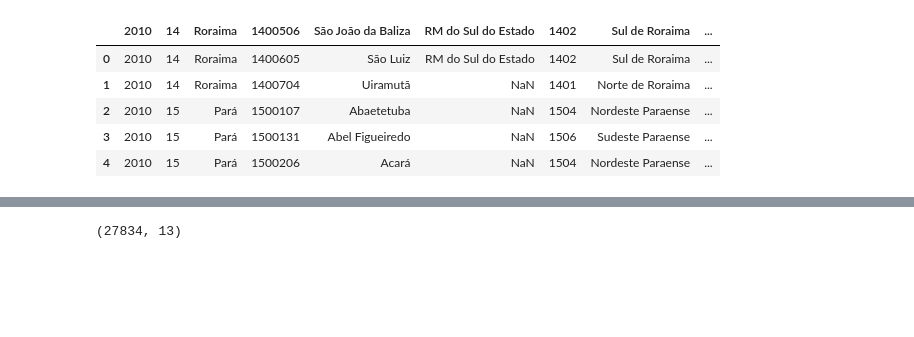
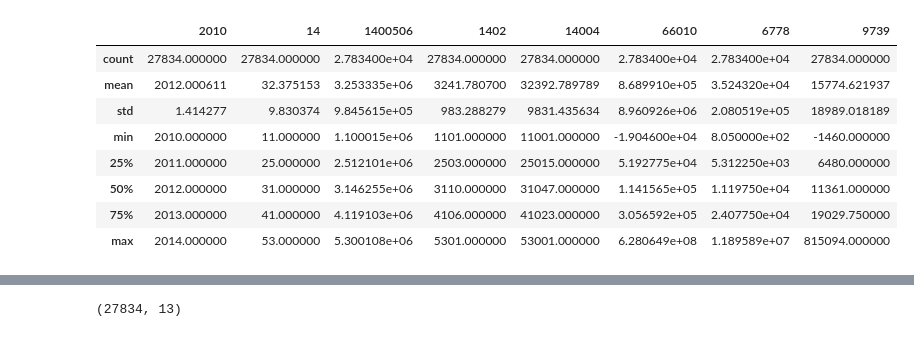
Before and after one commit to thaleswillreis/IBGE_DataAnalysis, a Jupyter notebook: senso.ipynb, the cells around one changed output, grey strips where cells are left out. Saved outputs shown, nothing was run; the diff lists cells and outputs as text; code cells hidden in the pictures; blank space fills up the shorter version.

Commit message:
Início do estudo do PIB dos Estados 2010 a 2014

```diff
--- a/senso.ipynb
+++ b/senso.ipynb
@@ -5,10 +11,13 @@ import statistics as sts
 # %%
 dataset = pd.read_csv("SENSO_DATA_TABLE.csv", sep=",")
-dataset.head()
+dataset.describe()
 # %% [output]
-|  | 2010 | 14 | Roraima | 1400506 | São João da Baliza | RM do Sul do Estado | 1402 | Sul de Roraima | ... |
-| 0 | 2010 | 14 | Roraima | 1400605 | São Luiz | RM do Sul do Estado | 1402 | Sul de Roraima | ... |
-| 1 | 2010 | 14 | Roraima | 1400704 | Uiramutã | NaN | 1401 | Norte de Roraima | ... |
-| 2 | 2010 | 15 | Pará | 1500107 | Abaetetuba | NaN | 1504 | Nordeste Paraense | ... |
-| 3 | 2010 | 15 | Pará | 1500131 | Abel Figueiredo | NaN | 1506 | Sudeste Paraense | ... |
-| 4 | 2010 | 15 | Pará | 1500206 | Acará | NaN | 1504 | Nordeste Paraense | ... |
+|  | 2010 | 14 | 1400506 | 1402 | 14004 | 66010 | 6778 | 9739 |
+| count | 27834.000000 | 27834.000000 | 2.783400e+04 | 27834.000000 | 27834.000000 | 2.783400e+04 | 2.783400e+04 | 27834.000000 |
+| mean | 2012.000611 | 32.375153 | 3.253335e+06 | 3241.780700 | 32392.789789 | 8.689910e+05 | 3.524320e+04 | 15774.621937 |
+| std | 1.414277 | 9.830374 | 9.845615e+05 | 983.288279 | 9831.435634 | 8.960926e+06 | 2.080519e+05 | 18989.018189 |
+| min | 2010.000000 | 11.000000 | 1.100015e+06 | 1101.000000 | 11001.000000 | -1.904600e+04 | 8.050000e+02 | -1460.000000 |
+| 25% | 2011.000000 | 25.000000 | 2.512101e+06 | 2503.000000 | 25015.000000 | 5.192775e+04 | 5.312250e+03 | 6480.000000 |
+| 50% | 2012.000000 | 31.000000 | 3.146255e+06 | 3110.000000 | 31047.000000 | 1.141565e+05 | 1.119750e+04 | 11361.000000 |
+| 75% | 2013.000000 | 41.000000 | 4.119103e+06 | 4106.000000 | 41023.000000 | 3.056592e+05 | 2.407750e+04 | 19029.750000 |
+| max | 2014.000000 | 53.000000 | 5.300108e+06 | 5301.000000 | 53001.000000 | 6.280649e+08 | 1.189589e+07 | 815094.000000 |
```
Also changed, not shown: parts of 21 cells of this notebook.
